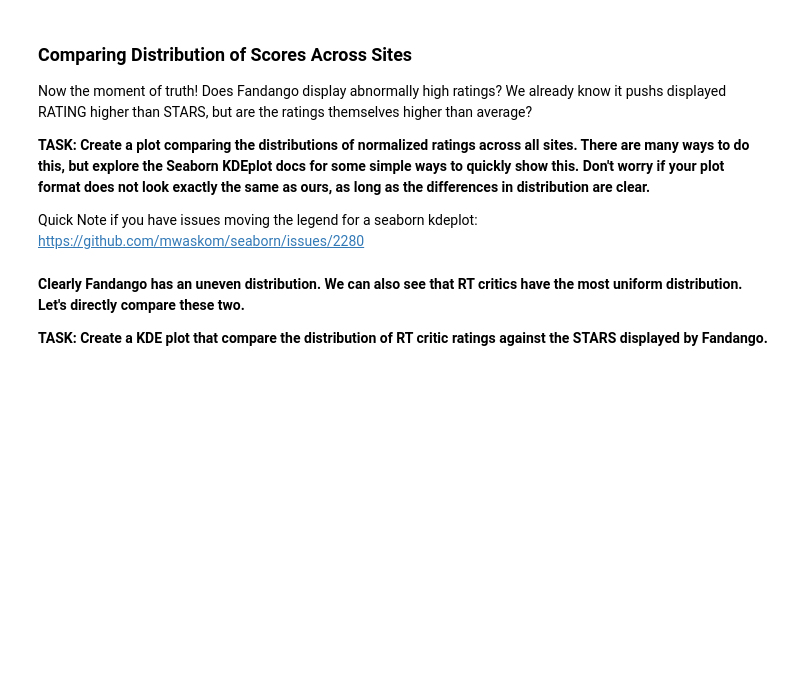
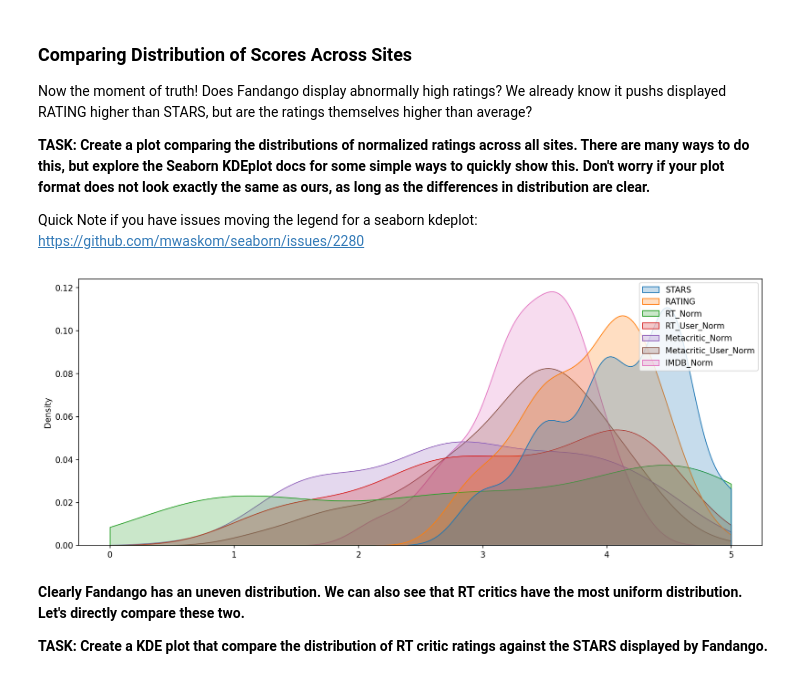
Before and after one commit to abrook83/early_python, a Jupyter notebook: Machine Learning/Masterclass Notes/06-Capstone-Project/00-Capstone-Project.ipynb, the cells around one changed output. Cells and saved outputs as stored; diff of their text form; code cells hidden in the pictures; blank space fills up the shorter version.

```diff
--- a/Machine Learning/Masterclass Notes/06-Capstone-Project/00-Capstone-Project.ipynb
+++ b/Machine Learning/Masterclass Notes/06-Capstone-Project/00-Capstone-Project.ipynb
@@ -448,0 +447,2 @@ Finally let's begin to explore whether or not Fandango artificially displays hig
+# %%
+merged = pd.merge(fandango,all_sites,how='inner',on='FILM')
@@ -465,0 +473,6 @@ Keep in mind, a simple way to convert ratings:
+# %%
+merged['RT_Norm'] = merged['RottenTomatoes'] / 20
+merged['RT_User_Norm'] = merged['RottenTomatoes_User'] / 20
+merged['Metacritic_Norm'] = merged['Metacritic'] / 20
+merged['Metacritic_User_Norm'] = merged['Metacritic_User'] / 2
+merged['IMDB_Norm'] = merged['IMDB'] / 2
@@ -469,0 +490,2 @@ Keep in mind, a simple way to convert ratings:
+# %%
+norm_scores = merged[['STARS', 'RATING', 'RT_Norm', 'RT_User_Norm', 'Metacritic_Norm', 'Metacritic_User_Norm', 'IMDB_Norm']].copy()
@@ -482,3 +522,11 @@ Quick Note if you have issues moving the legend for a seaborn kdeplot: https://g
+# %%
+plt.figure(figsize=(15,6),dpi=150)
+
+sns.kdeplot(data=norm_scores,clip=[0,5],shade=True)
+# plt.legend(loc=3)
+plt.show()
+# %% [output]
+[figure, added]
 # %% [markdown]
 **Clearly Fandango has an uneven distribution. We can also see that RT critics have the most uniform distribution. Let's directly compare these two.**
 
```
Also changed, not shown: parts of 12 cells of this notebook.
